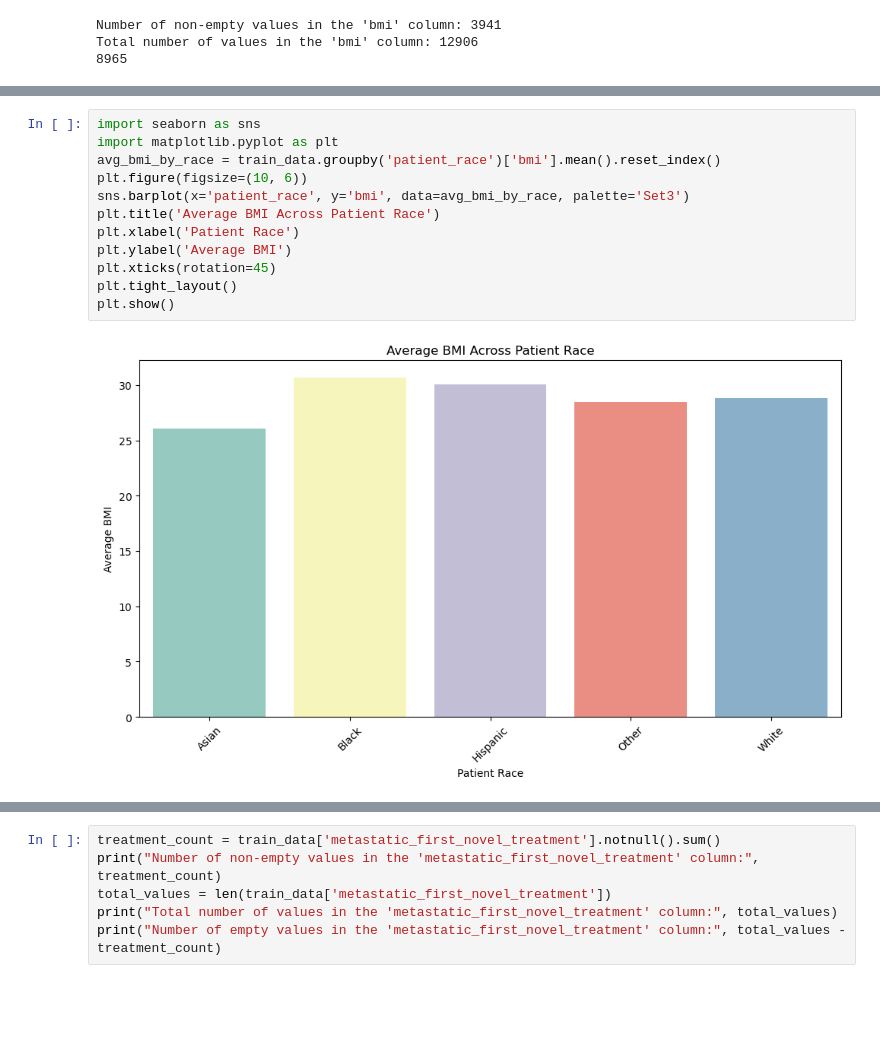
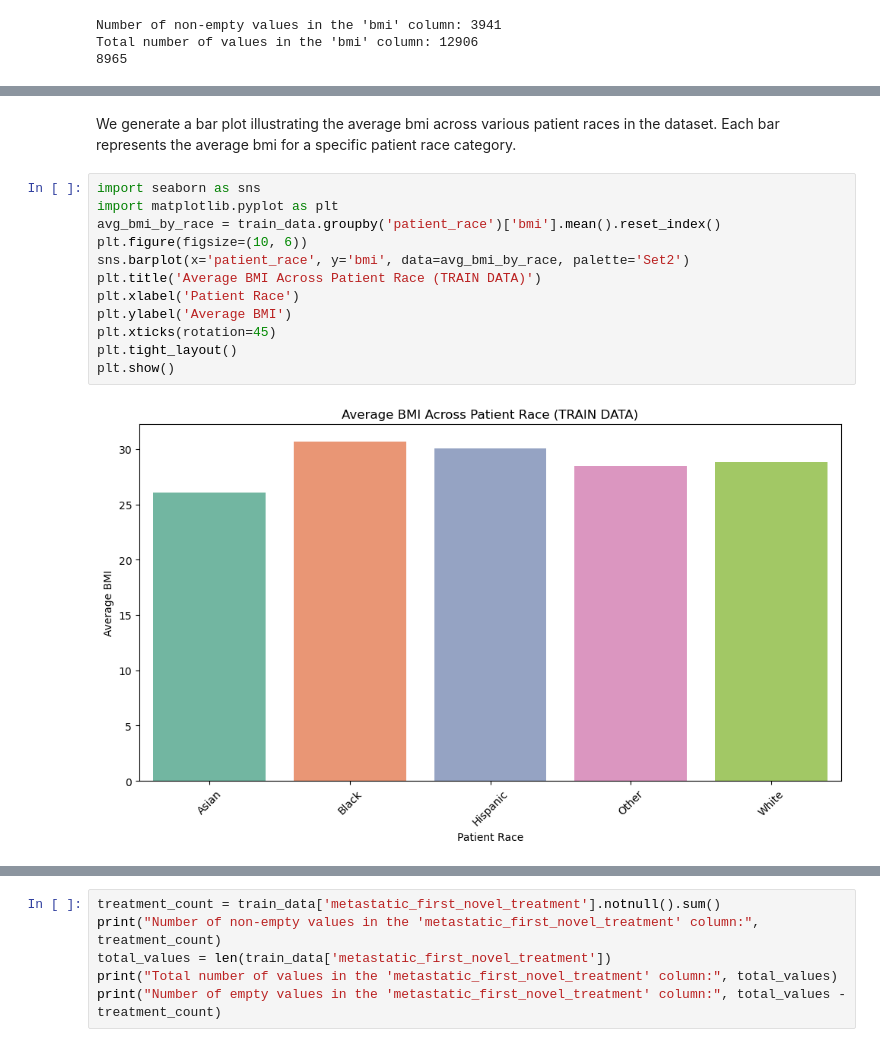
Before and after one commit to IonasAndreea/Data-Analysis_Python, a Jupyter notebook: Untitled.ipynb, the cells around one changed output, grey strips where cells are left out. Saved outputs shown, nothing was run; the diff lists cells and outputs as text; blank space fills up the shorter version.

```diff
--- a/Untitled.ipynb
+++ b/Untitled.ipynb
@@ -528,14 +715,16 @@ We generate a bar plot illustrating the average bmi across various patient races
+# %% [markdown]
+We generate a bar plot illustrating the average bmi across various patient races in the dataset. Each bar represents the average bmi for a specific patient race category.
 # %%
 import seaborn as sns
 import matplotlib.pyplot as plt
 avg_bmi_by_race = train_data.groupby('patient_race')['bmi'].mean().reset_index()
 plt.figure(figsize=(10, 6))
-sns.barplot(x='patient_race', y='bmi', data=avg_bmi_by_race, palette='Set3')
-plt.title('Average BMI Across Patient Race')
+sns.barplot(x='patient_race', y='bmi', data=avg_bmi_by_race, palette='Set2')
+plt.title('Average BMI Across Patient Race (TRAIN DATA)')
 plt.xlabel('Patient Race')
 plt.ylabel('Average BMI')
 plt.xticks(rotation=45)
 plt.tight_layout()
 plt.show()
 # %% [output]
-[figure, old version]
+[figure, new version]
```
Also changed, not shown: parts of 19 cells of this notebook.
